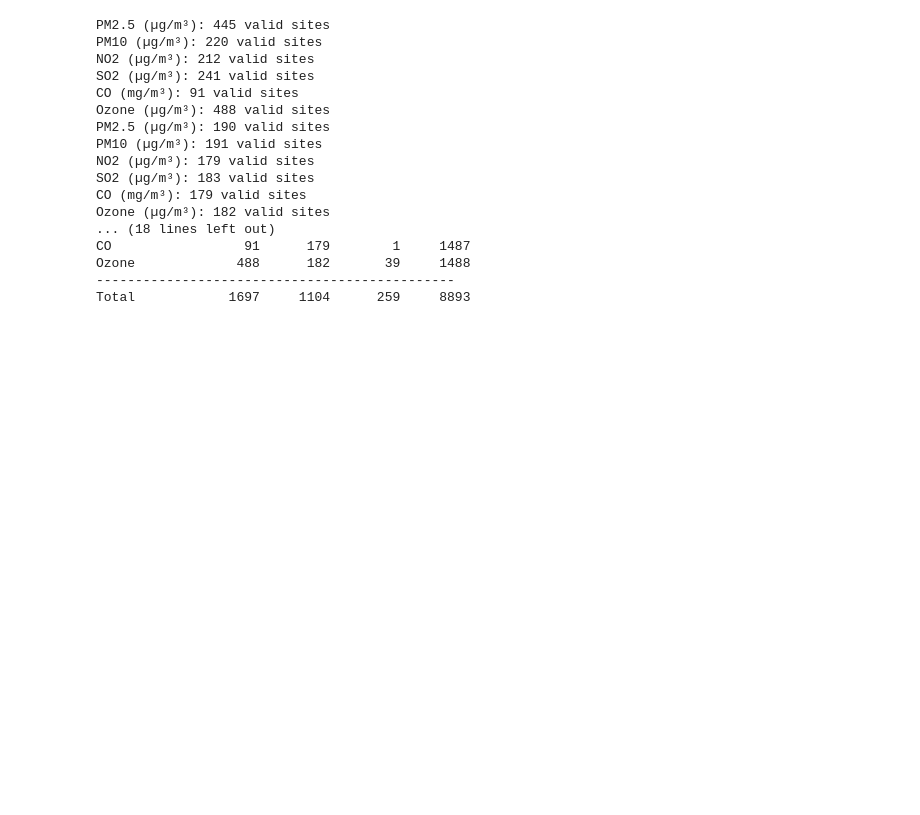
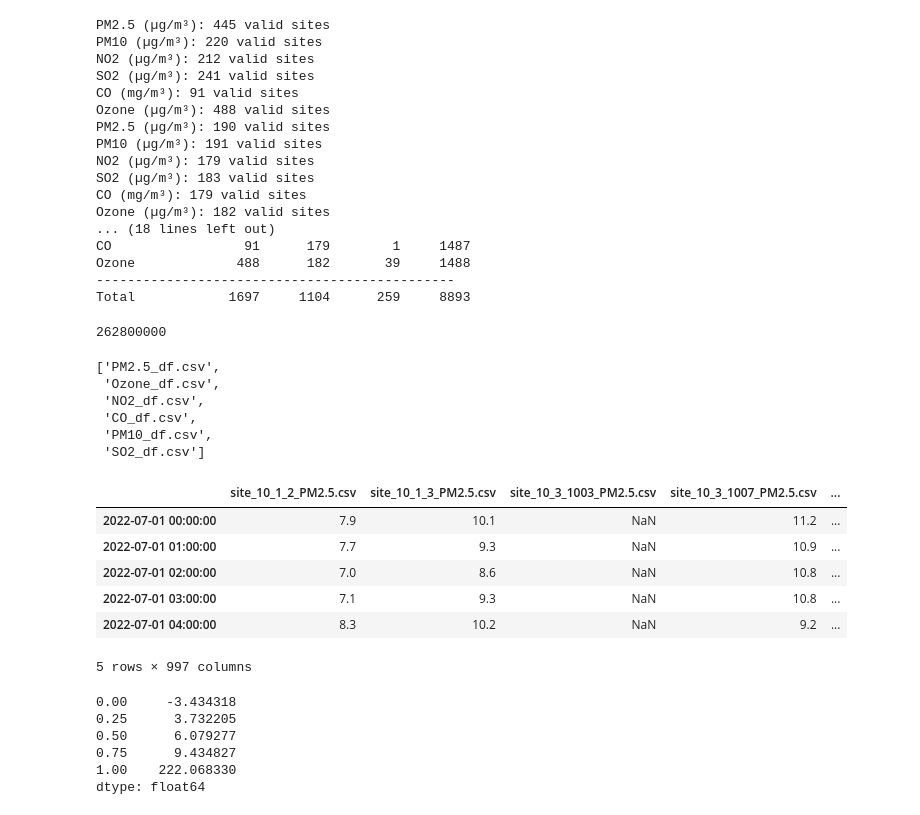
Before and after one commit to Rishi-Bharadwaj/Air-Pollution-Time-Series, a Jupyter notebook: temp.ipynb, the cells around one changed output. Saved outputs shown, nothing was run; the diff lists cells and outputs as text; code cells hidden in the pictures; blank space fills up the shorter version.

```diff
--- a/temp.ipynb
+++ b/temp.ipynb
@@ -95,3 +97,32 @@ CO                 91      179        1     1487
 Ozone             488      182       39     1488
 ----------------------------------------------
 Total            1697     1104      259     8893
+# %%
+3*365*24*10000
+# %% [output]
+262800000
+# %%
+import os
+import pandas as pd
+dicts_dir= "/mnt/2TB_WD/rishi/epa/visualize_dicts"
+files=os.listdir(dicts_dir)
+files
+# %% [output]
+['PM2.5_df.csv',
+ 'Ozone_df.csv',
+ 'NO2_df.csv',
+ 'CO_df.csv',
+ 'PM10_df.csv',
+ 'SO2_df.csv']
+# %%
+p=os.path.join(dicts_dir, files[0])
+df=pd.read_csv(p, index_col=0, parse_dates=True)
+df.head()
+# %% [output]
+|  | site_10_1_2_PM2.5.csv | site_10_1_3_PM2.5.csv | site_10_3_1003_PM2.5.csv | site_10_3_1007_PM2.5.csv | ... |
+| 2022-07-01 00:00:00 | 7.9 | 10.1 | NaN | 11.2 | ... |
+| 2022-07-01 01:00:00 | 7.7 | 9.3 | NaN | 10.9 | ... |
+| 2022-07-01 02:00:00 | 7.0 | 8.6 | NaN | 10.8 | ... |
+| 2022-07-01 03:00:00 | 7.1 | 9.3 | NaN | 10.8 | ... |
+| 2022-07-01 04:00:00 | 8.3 | 10.2 | NaN | 9.2 | ... |
+5 rows × 997 columns
@@ -97,0 +131,9 @@ Total            1697     1104      259     8893
+# %%
+df.quantile(quantiles).mean(axis=1)
+# %% [output]
+0.00     -3.434318
+0.25      3.732205
+0.50      6.079277
+0.75      9.434827
+1.00    222.068330
+dtype: float64
```
Also changed, not shown: parts of 6 cells of this notebook, 1 other file.
